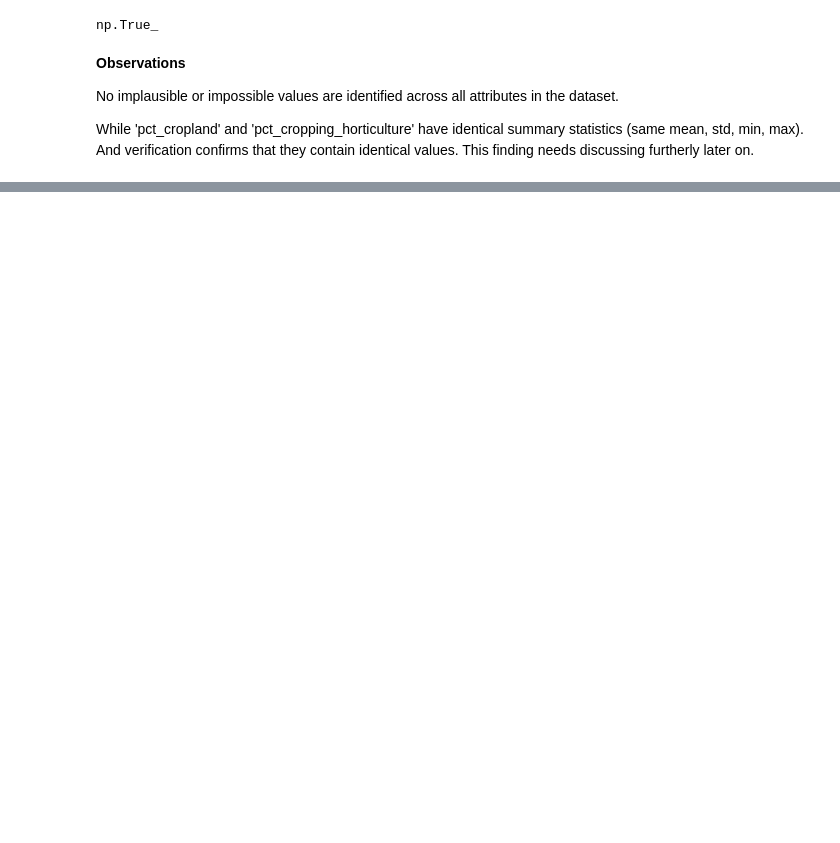
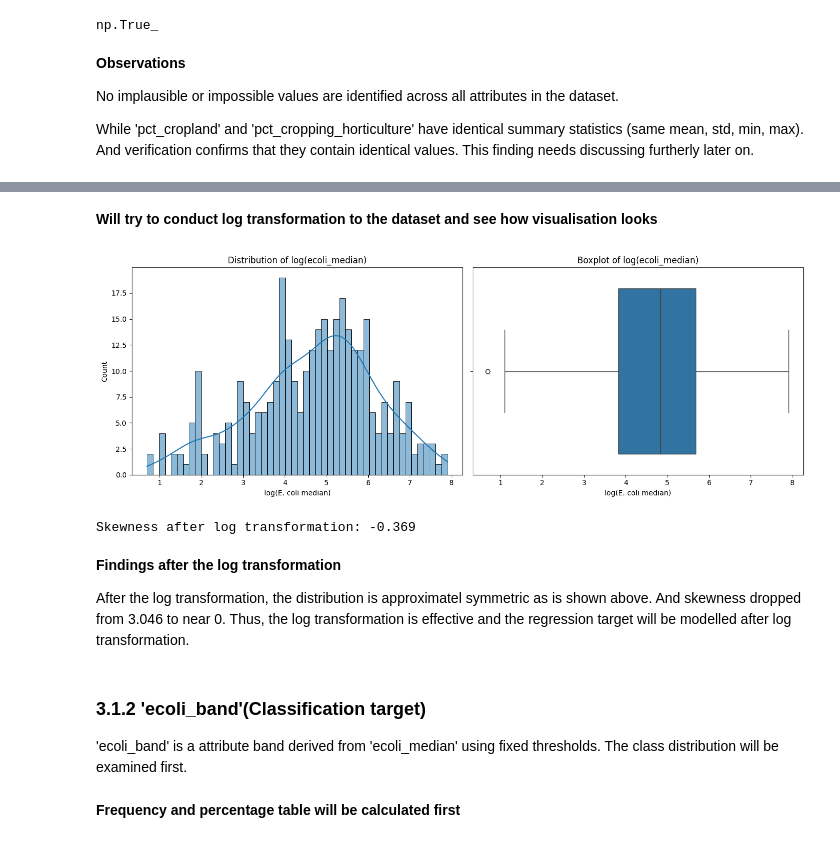
Before and after one commit to Ming-Liu-1170030/1170030-riverWQ, a Jupyter notebook: src/01_eda.ipynb, the cells around one changed output, grey strips where cells are left out. Saved outputs shown, nothing was run; the diff lists cells and outputs as text; code cells hidden in the pictures; blank space fills up the shorter version.

Commit message:
Target attributes univariate analysis complete

```diff
--- a/src/01_eda.ipynb
+++ b/src/01_eda.ipynb
@@ -152,0 +224,34 @@ While 'pct_cropland' and 'pct_cropping_horticulture' have identical summary stat
+# %% [markdown]
+**Will try to conduct log transformation to the dataset and see how visualisation looks**
+# %%
+# Temporary log transformation for visualisation only
+log_ecoli = np.log1p(df['ecoli_median'].dropna())
+# Create a fig and axes
+fig, axes = plt.subplots(1, 2, figsize=(14, 5))
+# Use seaborn to draw histplots
+sns.histplot(log_ecoli, bins=50, kde=True, ax=axes[0])
+axes[0].set_title('Distribution of log(ecoli_median)')
+axes[0].set_xlabel('log(E. coli median)')
+# Use seaborn to draw boxplots
+sns.boxplot(x=log_ecoli, ax=axes[1])
+axes[1].set_title('Boxplot of log(ecoli_median)')
+axes[1].set_xlabel('log(E. coli median)')
+# Save plots into figures
+plt.tight_layout()
+plt.savefig('../figures/02_ecoli_median_log.png', bbox_inches='tight')
+plt.show()
+# Skewness after transformation
+print(f"Skewness after log transformation: {log_ecoli.skew():.3f}")
+# %% [output]
+[figure, added]
+Skewness after log transformation: -0.369
+# %% [markdown]
+**Findings after the log transformation**
+
+After the log transformation, the distribution is approximatel symmetric as is shown above. And skewness dropped from 3.046 to near 0. Thus, the log transformation is effective and the regression target will be modelled after log transformation.
+# %% [markdown]
+### 3.1.2 'ecoli_band'(Classification target)
+
+'ecoli_band' is a attribute band derived from 'ecoli_median' using fixed thresholds. The class distribution will be examined first.
+# %% [markdown]
+**Frequency and percentage table will be calculated first**
```
Also changed, not shown: parts of 13 cells of this notebook, 3 other files.
